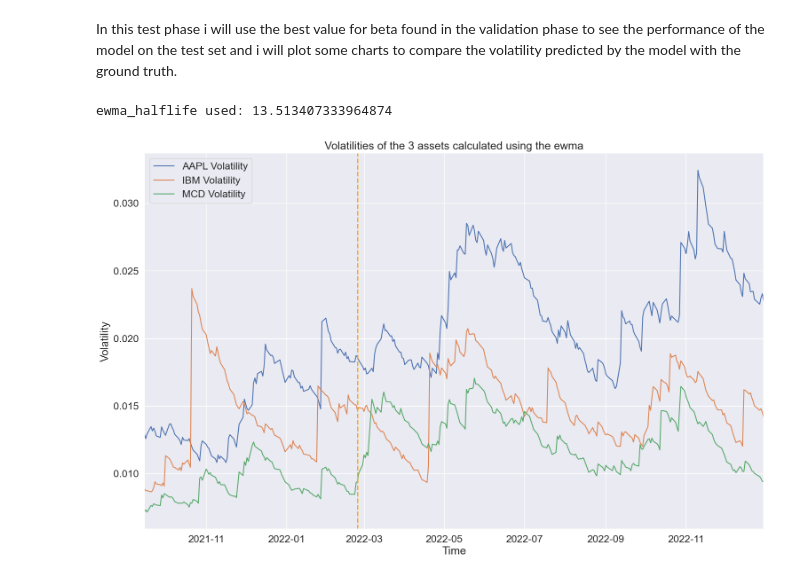
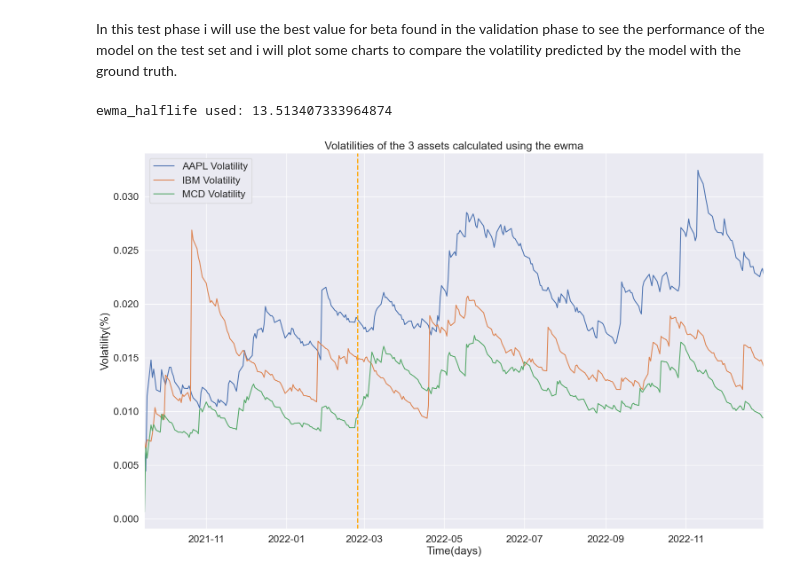
Before and after one commit to StefanoChiodini/cov_pred_finance, a Jupyter notebook: experiments/ewmaPerformance.ipynb, the cells around one changed output. Drawn from its saved outputs; the diff is of its cells as text; code cells hidden in the pictures.

```diff
--- a/experiments/ewmaPerformance.ipynb
+++ b/experiments/ewmaPerformance.ipynb
@@ -527,8 +518,8 @@ regret: 0.2
 # %%
 # prepare the date for the test phase
 prescientAlreadyPrinted = False
-startingTestDate = validationDataWithPercentageChange.index[0].strftime("%Y-%m-%d")
-endingTestDate = validationDataWithPercentageChange.index[-1].strftime("%Y-%m-%d")
+startingvalidationDate = validationDataWithPercentageChange.index[0].strftime("%Y-%m-%d")
+endingvalidationDate = validationDataWithPercentageChange.index[-1].strftime("%Y-%m-%d")
 
 # select the best beta value for the EWMA predictor (the one found in the previous step)
 beta = 0.999
@@ -542,7 +533,7 @@ print("ewma_halflife used: " + str(ewma_halflife) + "\n")
 
 # ewma is a dictionary that contains the covariance matrix calculated using the ewma formula written inside the paper
 # the key of the dictionary is the timestamp and the value is the covariance matrix calculated for that day
-ewmaDict = dict(_ewma_cov(stocksPercentageChangeReturn, ewma_halflife))
+ewmaDict = dict(_ewma_cov(validationDataWithPercentageChange, ewma_halflife))
 
 ewma_volatilities = {}
 
@@ -553,8 +544,8 @@ for date, cov_matrix in ewmaDict.items():
 # now ewma_volatilities is a dictionary that contains the real volatilities of the 3 assets for every day with the same key of the ewmaDict dictionary(the timestamp)
 
 # now filter the ewma volatilities between the start and end date
-real_volatility_startDate = pd.to_datetime(startingTestDate)
-real_volatility_endDate = pd.to_datetime(endingTestDate)
+real_volatility_startDate = pd.to_datetime(startingvalidationDate)
+real_volatility_endDate = pd.to_datetime(endingvalidationDate)
 
 # filter the dictionary
 ewma_volatilities = {k: v for k, v in ewma_volatilities.items() if k >= real_volatility_startDate and k <= real_volatility_endDate}
@@ -586,8 +577,8 @@ plt.plot(df_ewma_volatility_ibm, label='IBM Volatility')
 plt.plot(df_ewma_volatility_mcd, label='MCD Volatility')
 plt.legend()
 plt.title("Volatilities of the 3 assets calculated using the ewma")
-plt.xlabel("Time")
-plt.ylabel("Volatility")
+plt.xlabel("Time(days)")
+plt.ylabel("Volatility(%)")
 
 # Adding vertical lines for specific events
 plt.axvline(pd.Timestamp('2020-02-24'), color='gray', linestyle='--', lw=2)  # COVID start
@@ -633,7 +624,7 @@ print("ewma_halflife used: " + str(ewma_halflife) + "\n")
 
 # ewma is a dictionary that contains the covariance matrix calculated using the ewma formula written inside the paper
 # the key of the dictionary is the timestamp and the value is the covariance matrix calculated for that day
-ewmaDict = dict(_ewma_cov(stocksPercentageChangeReturn, ewma_halflife))
+ewmaDict = dict(_ewma_cov(testDataWithPercentageChange, ewma_halflife))
 
 ewma_volatilities = {}
 
@@ -660,36 +651,36 @@ for date, volatilities in ewma_volatilities.items():
     ewma_volatility_dict_ibm[date] = volatilities.loc[20990]["volatility"] # 20990 is the PERMCO code of IBM
     ewma_volatility_dict_mcd[date] = volatilities.loc[21177]["volatility"] # 21177 is the PERMCO code of MCD
 
 # Convert the dictionaries to DataFrames for easier manipulation and plotting
 df_ewma_volatility_aapl = pd.DataFrame(list(ewma_volatility_dict_aapl.items()), columns=['Date', 'AAPL Volatility'])
 df_ewma_volatility_ibm = pd.DataFrame(list(ewma_volatility_dict_ibm.items()), columns=['Date', 'IBM Volatility'])
 df_ewma_volatility_mcd = pd.DataFrame(list(ewma_volatility_dict_mcd.items()), columns=['Date', 'MCD Volatility'])
 
 # Set the 'Date' column as the index
 df_ewma_volatility_aapl.set_index('Date', inplace=True)
 df_ewma_volatility_ibm.set_index('Date', inplace=True)
 df_ewma_volatility_mcd.set_index('Date', inplace=True)
 
 # Plot the real volatilities of the 3 assets
 plt.figure(figsize=(18, 11))
 plt.plot(df_ewma_volatility_aapl, label='AAPL Volatility')
 plt.plot(df_ewma_volatility_ibm, label='IBM Volatility')
 plt.plot(df_ewma_volatility_mcd, label='MCD Volatility')
 plt.legend()
 plt.title("Volatilities of the 3 assets calculated using the ewma")
-plt.xlabel("Time")
-plt.ylabel("Volatility")
+plt.xlabel("Time(days)")
+plt.ylabel("Volatility(%)")
 
 # Adding vertical lines for specific events
 plt.axvline(pd.Timestamp('2020-02-24'), color='gray', linestyle='--', lw=2)  # COVID start
 plt.axvline(pd.Timestamp('2022-02-24'), color='orange', linestyle='--', lw=2)  # Ukraine War start
 
 # set x-axis limits to match the start and end dates
 plt.xlim(left=df_ewma_volatility_aapl.index[0], right=df_ewma_volatility_aapl.index[-1])
 plt.show()
 # %% [output]
 ewma_halflife used: 13.513407333964874
-[figure, old version]
+[figure, new version]
 # %%
 # HERE THERE IS THE VOLATILITY ANALYSIS OF THE EWMA PREDICTOR COMPARED TO THE REAL VOLATILITY
 startDateFilter = testDataWithPrices.index[0]
```
Also changed, not shown: parts of 12 cells of this notebook, 8 other files.
